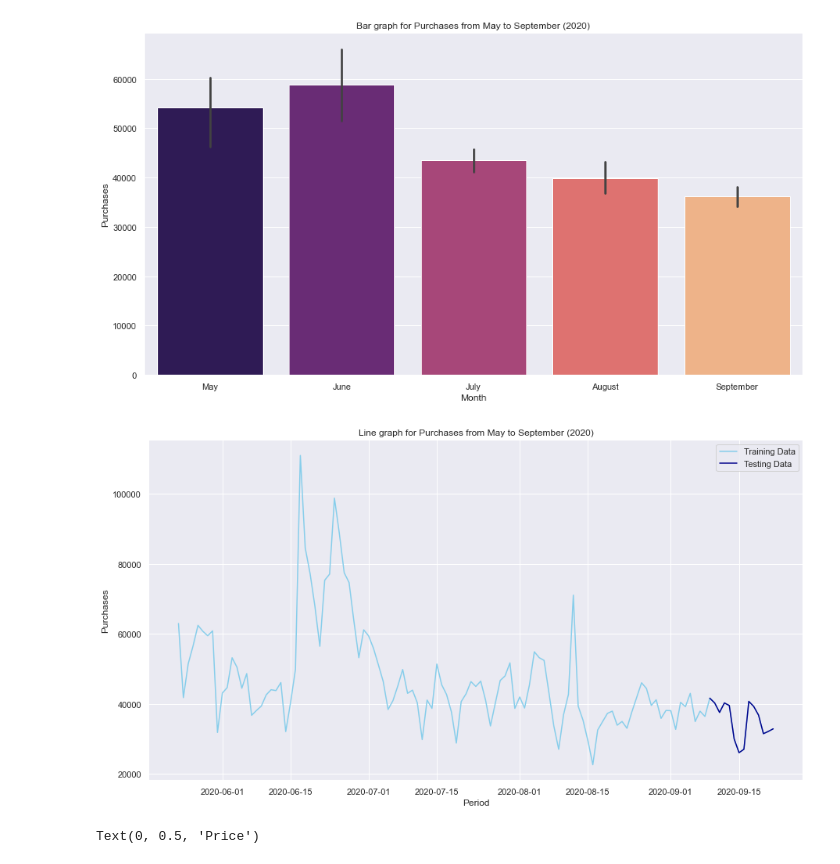
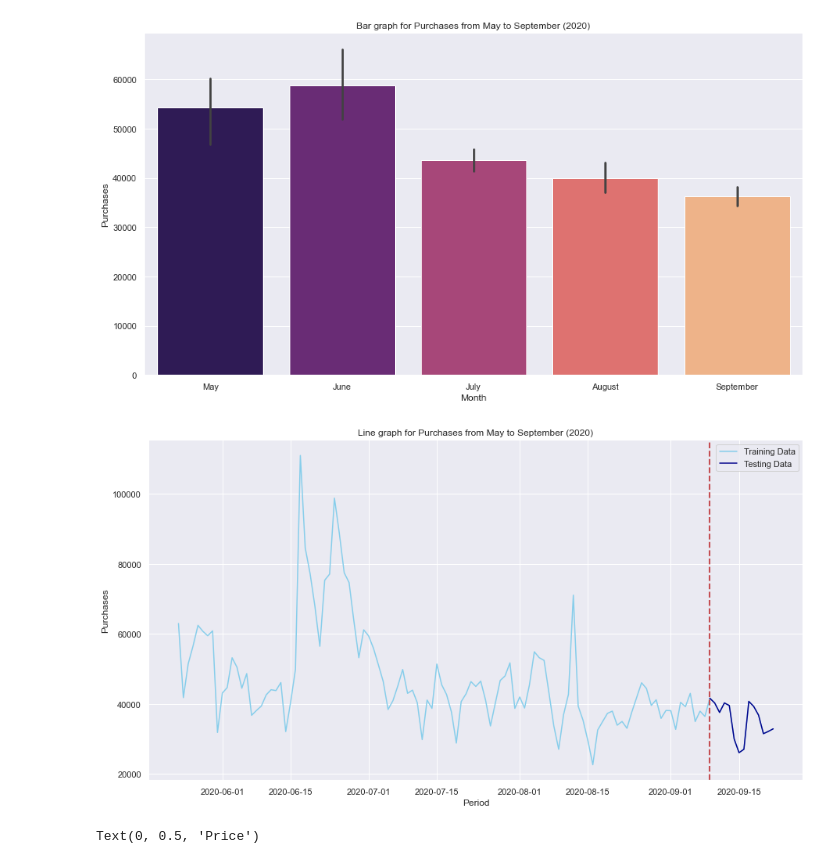
Before and after one commit to AdityaAS/Fashion-Recommendation-using-ML, a Jupyter notebook: data_preprocessed.ipynb, the cells around one changed output. Cells and saved outputs as stored; diff of their text form; code cells hidden in the pictures.

```diff
--- a/data_preprocessed.ipynb
+++ b/data_preprocessed.ipynb
@@ -2,7 +2,7 @@
 import numpy as np
 import pandas as pd
 # %%
-df = pd.read_csv('/Users/saranya/Documents/ML/Project/data/transactions_train.csv')
+df = pd.read_csv('./transactions_train.csv')
 # %%
 df.head(5)
 # %% [output]
@@ -172,9 +172,11 @@ sns.barplot(x = 'Month', y='Purchases', data = y,  palette = 'magma').set(title=
 # %%
 sns.lineplot(x="Period", y="Purchases", data=y, color='skyblue', label="Training Data") # plot normal time series plot
 # plot subset on top of the normal time series
+plt.axvline(pd.to_datetime('2020-09-09'), color='r', linestyle='--', lw=2)
+
 g=sns.lineplot(x="Period",y="Purchases",data=y[(y['date'] > '2020-09-08') & (y['date'] <= '2020-09-22')], color='darkblue', label="Testing Data").set(title='Line graph for Purchases from May to September (2020)')
 # %% [output]
-[figure, old version]
+[figure, new version]
 # %%
 df_articles = pd.read_csv('/Users/saranya/Documents/ML/Project/data/articles.csv')
 df_customers = pd.read_csv('/Users/saranya/Documents/ML/Project/data/customers.csv')
```
Also changed, not shown: parts of 1 cell of this notebook.
